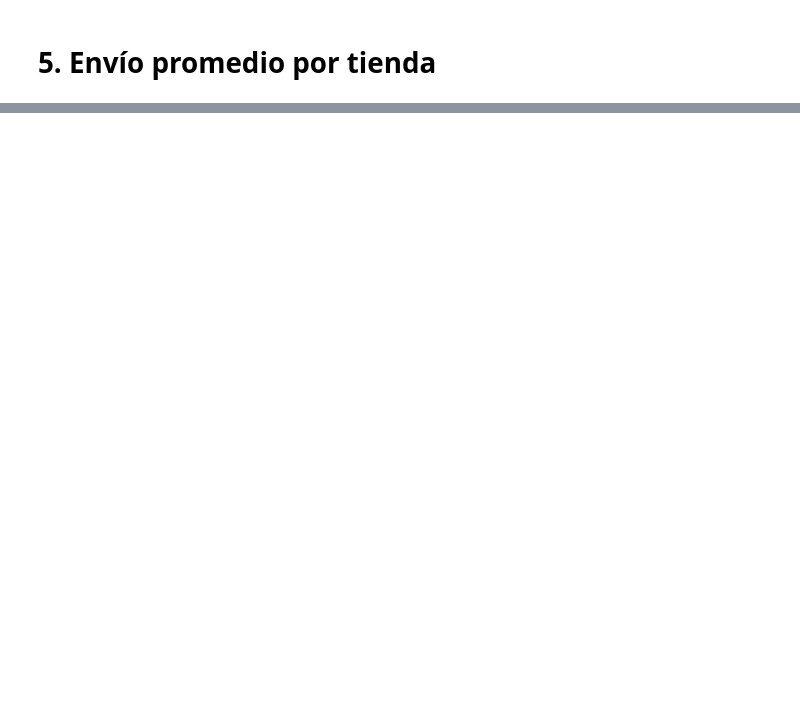
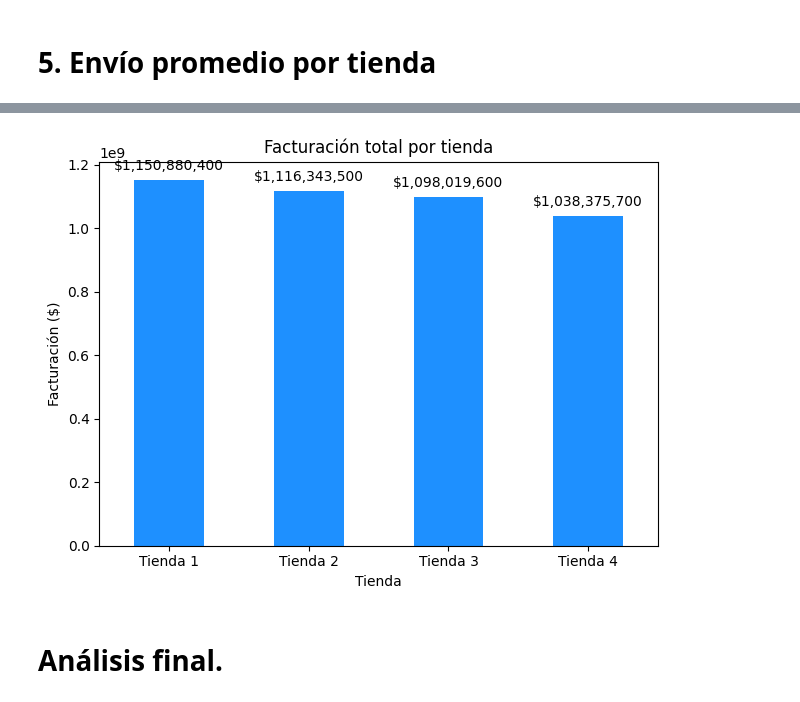
Before and after one commit to jordano-crt/challenge-alura-store, a Jupyter notebook: AluraStoreLatam.ipynb, the cells around one changed output, grey strips where cells are left out. Saved outputs shown, nothing was run; the diff lists cells and outputs as text; code cells hidden in the pictures; blank space fills up the shorter version.

```diff
--- a/AluraStoreLatam.ipynb
+++ b/AluraStoreLatam.ipynb
@@ -133,0 +396,17 @@ dtype: int64
+# %%
+facturacion_total = datos_todas_las_tiendas.groupby('Tienda')['Precio'].sum()
+
+for i, valor in enumerate(facturacion_total):
+    plt.text(i, valor + 0.02 * valor, f"${valor:,.0f}", ha='center', va='bottom')
+
+facturacion_total.plot(kind='bar', color='dodgerblue')
+plt.title('Facturación total por tienda')
+plt.xlabel('Tienda')
+plt.ylabel('Facturación ($)')
+plt.xticks(rotation=0)
+plt.tight_layout()
+plt.show()
+# %% [output]
+[figure, added]
+# %% [markdown]
+# Análisis final.
```
Also changed, not shown: parts of 27 cells of this notebook.
